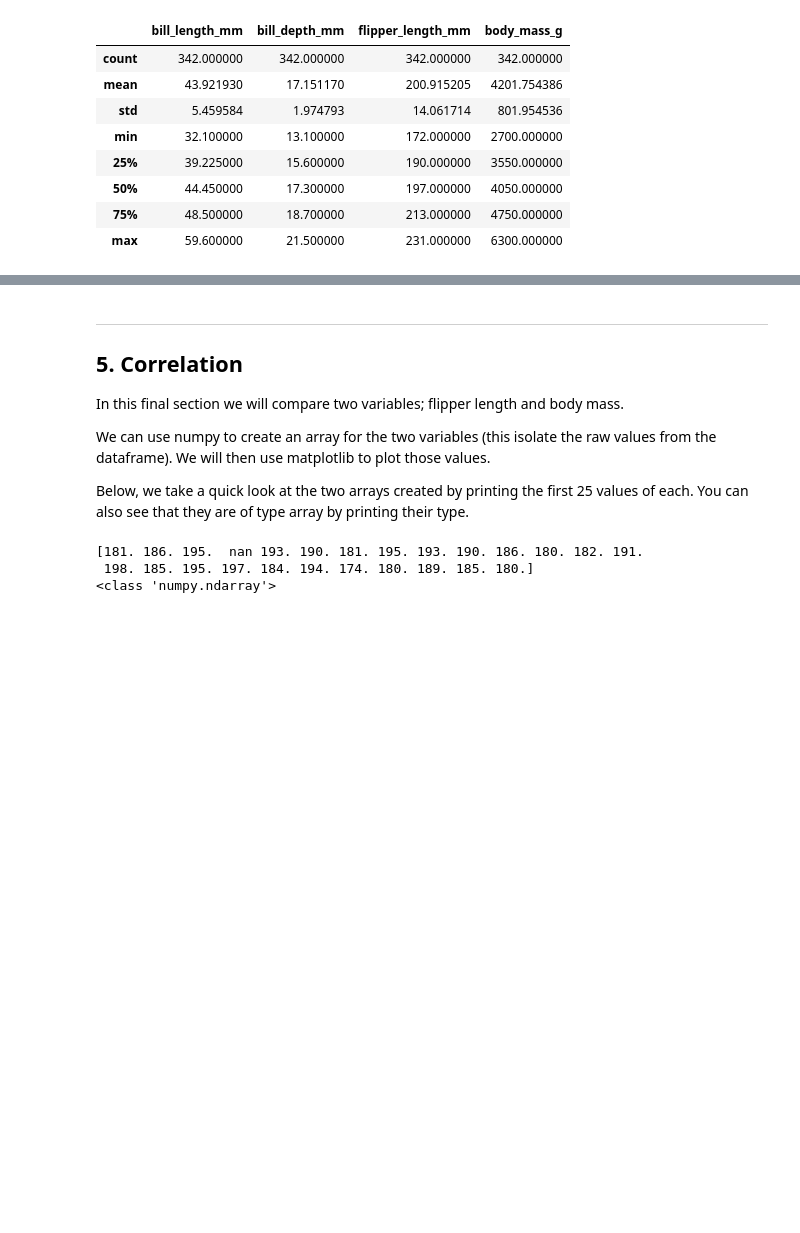
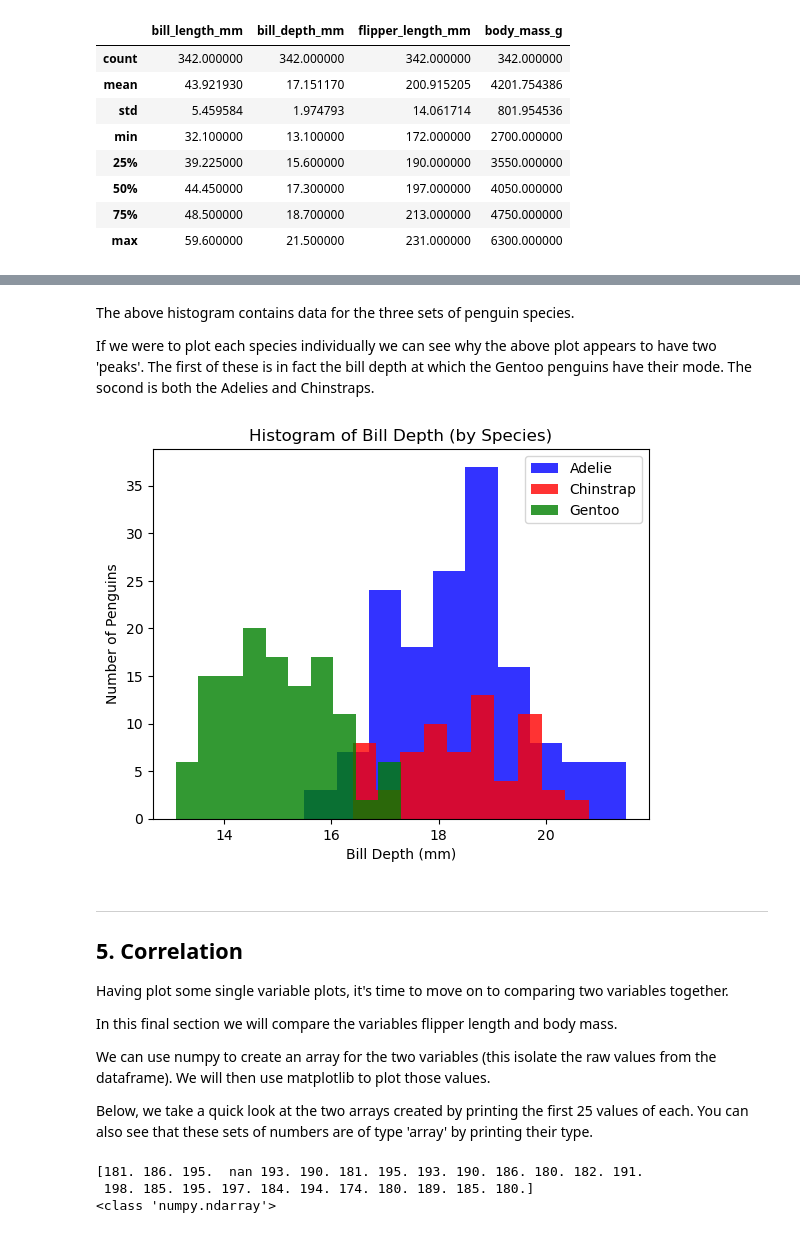
Before and after one commit to pcahillgit/principles-of-data-analytics, a Jupyter notebook: penguins.ipynb, the cells around one changed output, grey strips where cells are left out. Drawn from its saved outputs; the diff is of its cells as text; code cells hidden in the pictures; blank space fills up the shorter version.

```diff
--- a/penguins.ipynb
+++ b/penguins.ipynb
@@ -183,12 +185,43 @@ plt.show
+# %% [markdown]
+The above histogram contains data for the three sets of penguin species.
+
+If we were to plot each species individually we can see why the above plot appears to have two 'peaks'. The first of these is in fact the bill depth at which the Gentoo penguins have their mode. The socond is both the Adelies and Chinstraps.
+# %%
+#Filtering the dataset by species
+adelies_billdepth = df[df['species'] == 'Adelie']['bill_depth_mm']
+chinstraps_billdepth = df[df['species'] == 'Chinstrap']['bill_depth_mm']
+gentoos_billdepth = df[df['species'] == 'Gentoo']['bill_depth_mm']
+
+#plotting the three species individually on one plot, distinguishing by colour, labelling and adding a light transparency (alpha)
+plt.hist(adelies_billdepth, bins=10, color='blue', alpha=0.8, label='Adelie')
+plt.hist(chinstraps_billdepth, bins=10, color='red', alpha=0.8, label='Chinstrap')
+plt.hist(gentoos_billdepth, bins=10, color='green', alpha=0.8, label='Gentoo')
+
+#Axis labels
+plt.xlabel('Bill Depth (mm)')
+plt.ylabel('Number of Penguins')
+
+#Title
+plt.title('Histogram of Bill Depth (by Species)')
+
+#legend
+plt.legend()
+
+#displaying plot
+plt.show()
+# %% [output]
+[figure, added]
 # %% [markdown]
 ***
-## 5. Correlation <a id='corr'></a>
+## 5. Correlation
 
-In this final section we will compare two variables; flipper length and body mass.
+Having plot some single variable plots, it's time to move on to comparing two variables together.
+
+In this final section we will compare the variables flipper length and body mass.
 
 We can use numpy to create an array for the two variables (this isolate the raw values from the dataframe). We will then use matplotlib to plot those values.
 
-Below, we take a quick look at the two arrays created by printing the first 25 values of each. You can also see that they are of type array by printing their type.
+Below, we take a quick look at the two arrays created by printing the first 25 values of each. You can also see that these sets of numbers are of type 'array' by printing their type.
 # %%
 #Flipper length
 flength = df['flipper_length_mm'].to_numpy()
```
Also changed, not shown: parts of 20 cells of this notebook.
